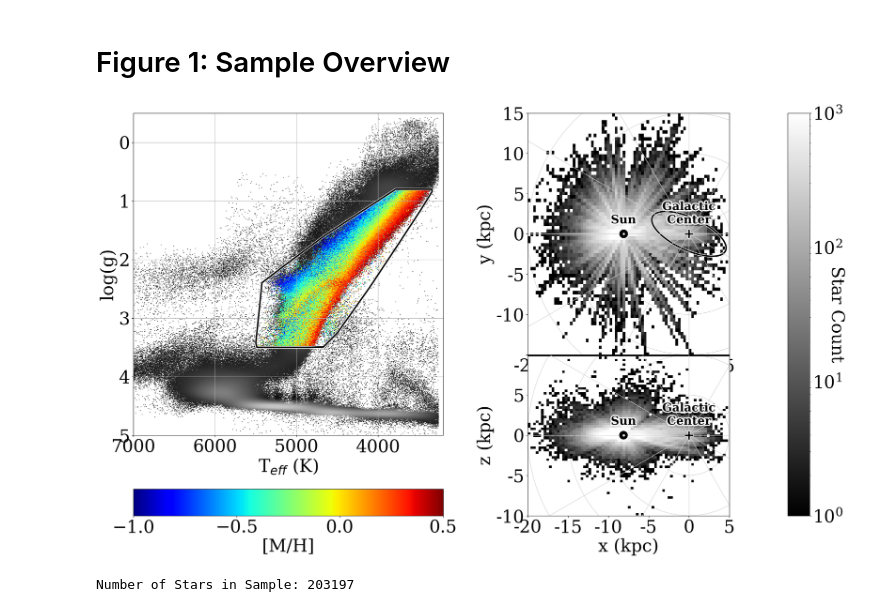
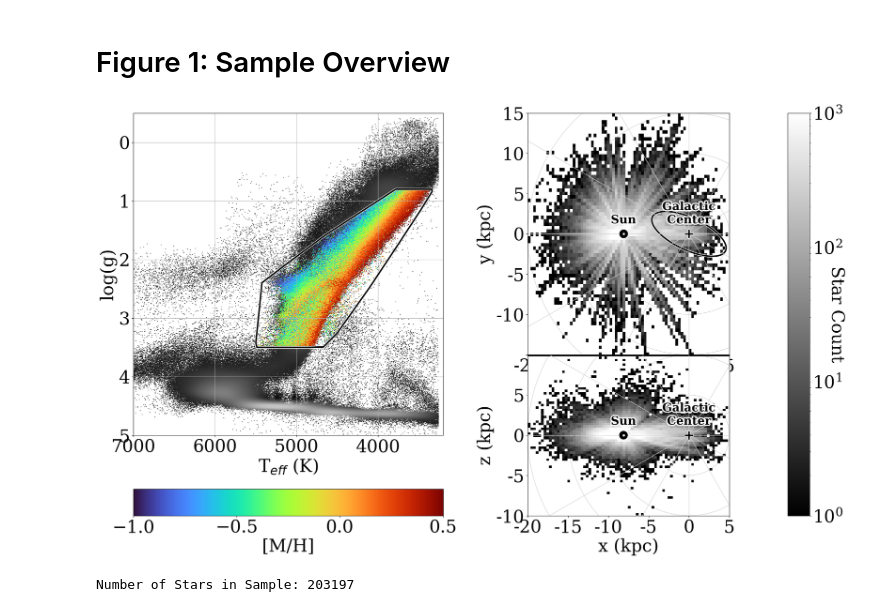
Before and after one commit to astrojimig/mw_density_imig2025, a Jupyter notebook: Part0_Sample_Selection.ipynb, the cells around one changed output. Cells and saved outputs as stored; diff of their text form; code cells hidden in the pictures.

```diff
--- a/Part0_Sample_Selection.ipynb
+++ b/Part0_Sample_Selection.ipynb
@@ -161,7 +161,7 @@ im = ax0.scatter(
     s=2,
     marker=".",
     c=apogee_sample["M_H"],
-    cmap="jet",
+    cmap="turbo",
     vmin=-1.0,
     vmax=0.5,
 )
@@ -186,34 +186,34 @@ ax1.scatter(
     marker="o",
     c="k",
     facecolor="k",
     s=250,
     zorder=12,
     label="Sun",
     lw=2,
     path_effects=[patheffects.withStroke(linewidth=5, foreground="w")],
 )
 
 ax.scatter(
     [-8.1],
     [0],
     marker=".",
     c="w",
     s=50,
     zorder=12,
 )
 
 ax0.grid()
 ax0.set_ylabel("log(g)")
 ax0.set_xlabel(r"T$_{eff}$ (K)")
 # ax0.set_title('Kiel Diagram')
 
 # plt.tight_layout()
 plt.subplots_adjust(hspace=0)
 plt.savefig(figure_directory + "data_sample.png", bbox_inches="tight")
 
 plt.show()
 # %% [output]
-[figure, old version]
+[figure, new version]
 # %%
 # Signal to Noise Distribution
 N_stars = len(apogee_sample)
```
Also changed, not shown: 1 other file.
